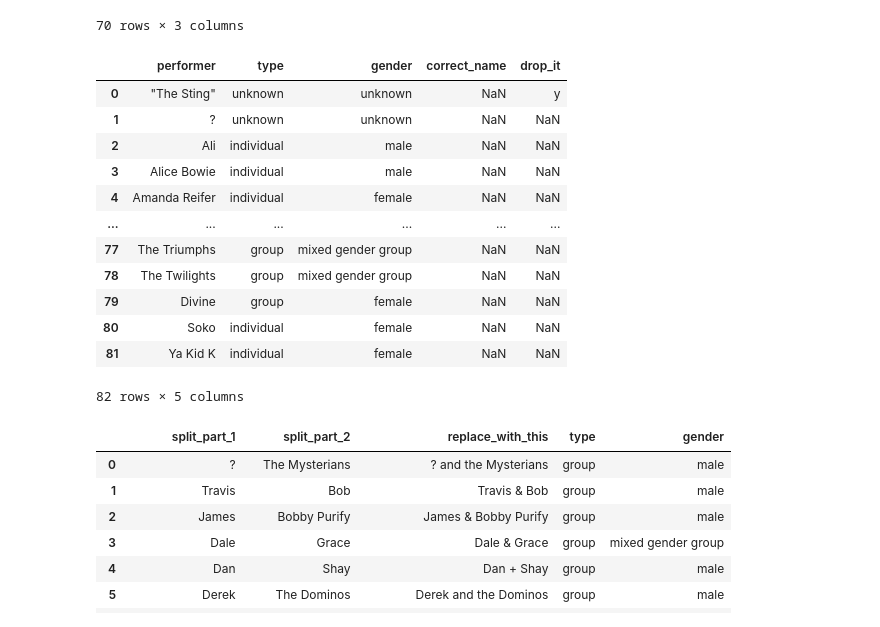
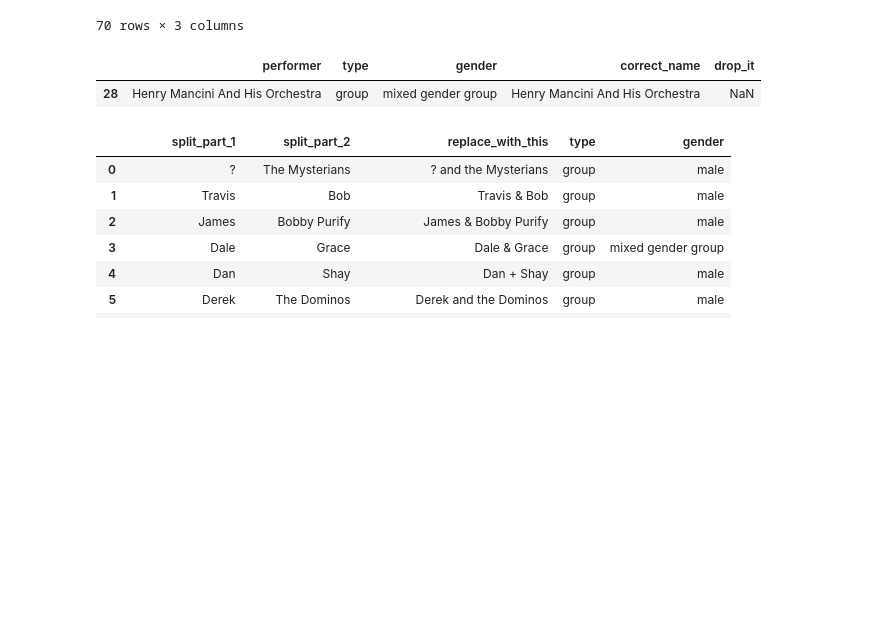
Before and after one commit to davidnmora/billboard-lyric-exploration, a Jupyter notebook: 22.5 Use GPT4 to label individual performer and group gender.ipynb, the cells around one changed output. Saved outputs shown, nothing was run; the diff lists cells and outputs as text; code cells hidden in the pictures; blank space fills up the shorter version.

```diff
--- a/22.5 Use GPT4 to label individual performer and group gender.ipynb
+++ b/22.5 Use GPT4 to label individual performer and group gender.ipynb
@@ -336,22 +332,13 @@ gender_df[
 # %%
 # Fetch the correction gSheet
 G_SHEET_URL = "https://docs.google.com/spreadsheets/d/1xxE-vvzDUQTgYeigHMK_4lUznXAzDgNlAdY6JMOIOcc/export?format=csv&gid=1356757517"
 gsheet_unknown_corrections_df = pd.read_csv(G_SHEET_URL)
 gsheet_unknown_corrections_df
+
+gsheet_unknown_corrections_df[gsheet_unknown_corrections_df.performer.str.contains('Henry Mancini')]
 # %% [output]
 |  | performer | type | gender | correct_name | drop_it |
-| 0 | "The Sting" | unknown | unknown | NaN | y |
-| 1 | ? | unknown | unknown | NaN | NaN |
-| 2 | Ali | individual | male | NaN | NaN |
-| 3 | Alice Bowie | individual | male | NaN | NaN |
-| 4 | Amanda Reifer | individual | female | NaN | NaN |
-| ... | ... | ... | ... | ... | ... |
-| 77 | The Triumphs | group | mixed gender group | NaN | NaN |
-| 78 | The Twilights | group | mixed gender group | NaN | NaN |
-| 79 | Divine | group | female | NaN | NaN |
-| 80 | Soko | individual | female | NaN | NaN |
-| 81 | Ya Kid K | individual | female | NaN | NaN |
+| 28 | Henry Mancini And His Orchestra | group | mixed gender group | Henry Mancini And His Orchestra | NaN |
-82 rows × 5 columns
 # %%
 # Fetch the incorrect split correction gSheet
 INCORRECT_SPLIT_G_SHEET_URL = "https://docs.google.com/spreadsheets/d/1xxE-vvzDUQTgYeigHMK_4lUznXAzDgNlAdY6JMOIOcc/export?format=csv&gid=659955835"
```
Also changed, not shown: parts of 8 cells of this notebook, 1 other file.
